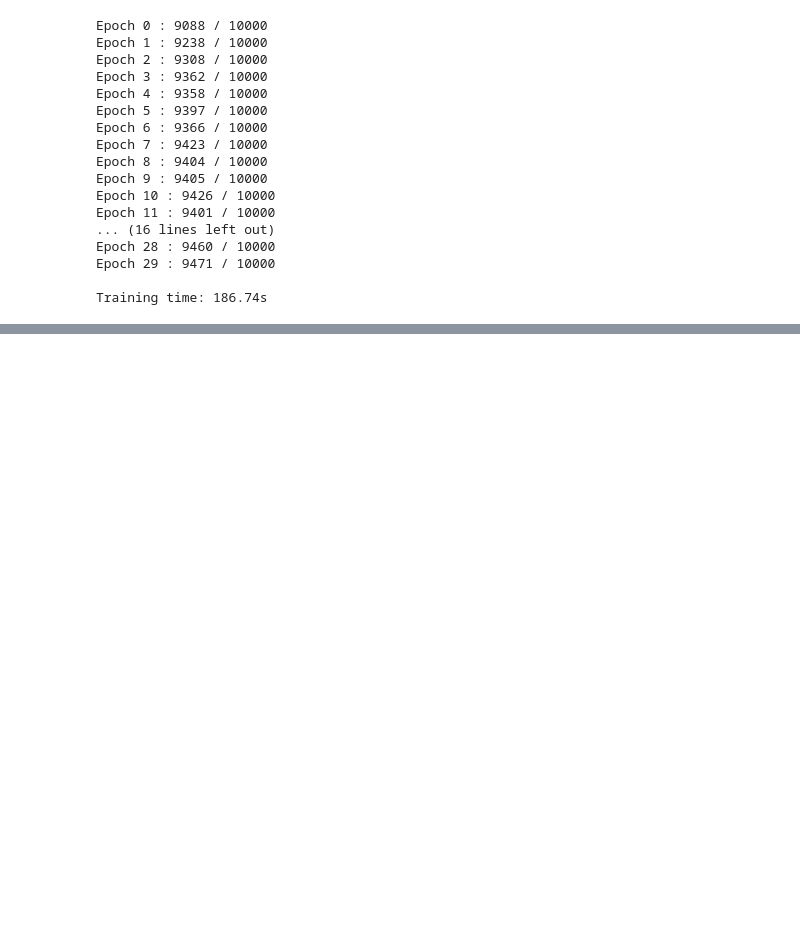
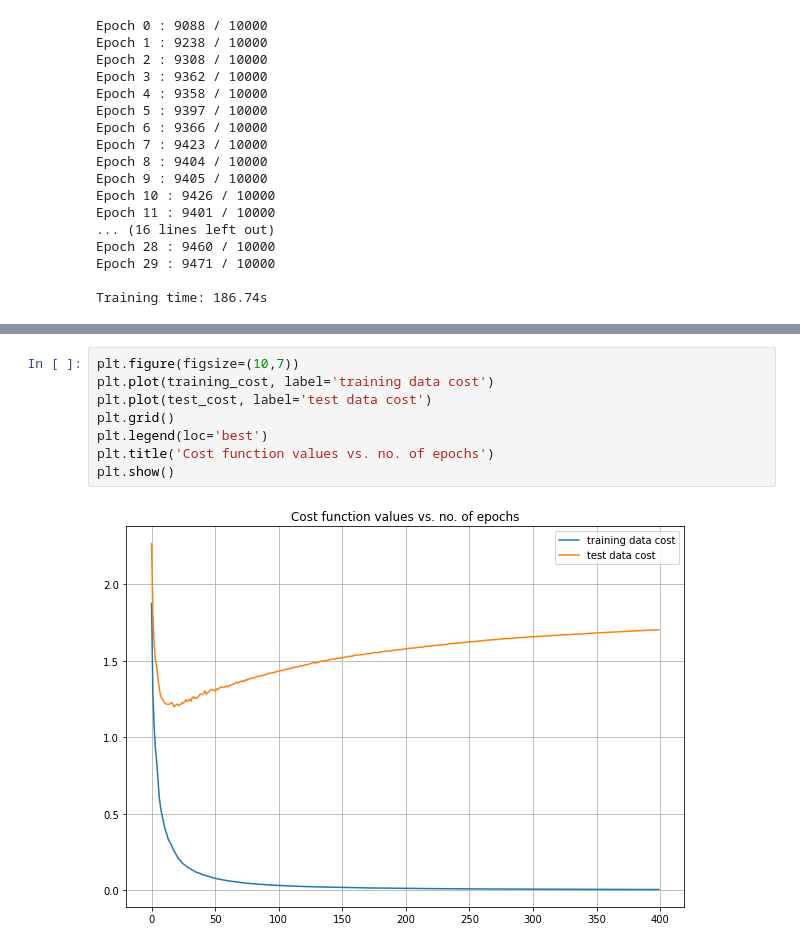
Before and after one commit to akapet00/learning, a Jupyter notebook: learning.ipynb, the cells around one changed output, grey strips where cells are left out. Cells and saved outputs as stored; diff of their text form; blank space fills up the shorter version.

```diff
--- a/learning.ipynb
+++ b/learning.ipynb
@@ -1495,0 +1856,10 @@ Training time: 186.74s
+# %%
+plt.figure(figsize=(10,7))
+plt.plot(training_cost, label='training data cost')
+plt.plot(test_cost, label='test data cost')
+plt.grid()
+plt.legend(loc='best')
+plt.title('Cost function values vs. no. of epochs')
+plt.show()
+# %% [output]
+[figure, added]
```
Also changed, not shown: parts of 10 cells of this notebook.
